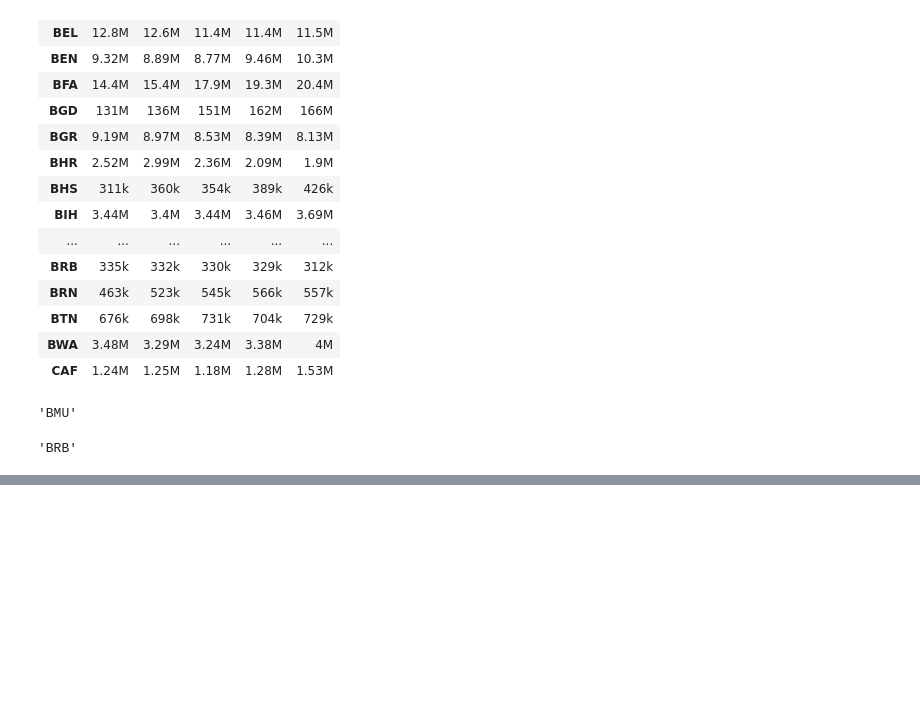
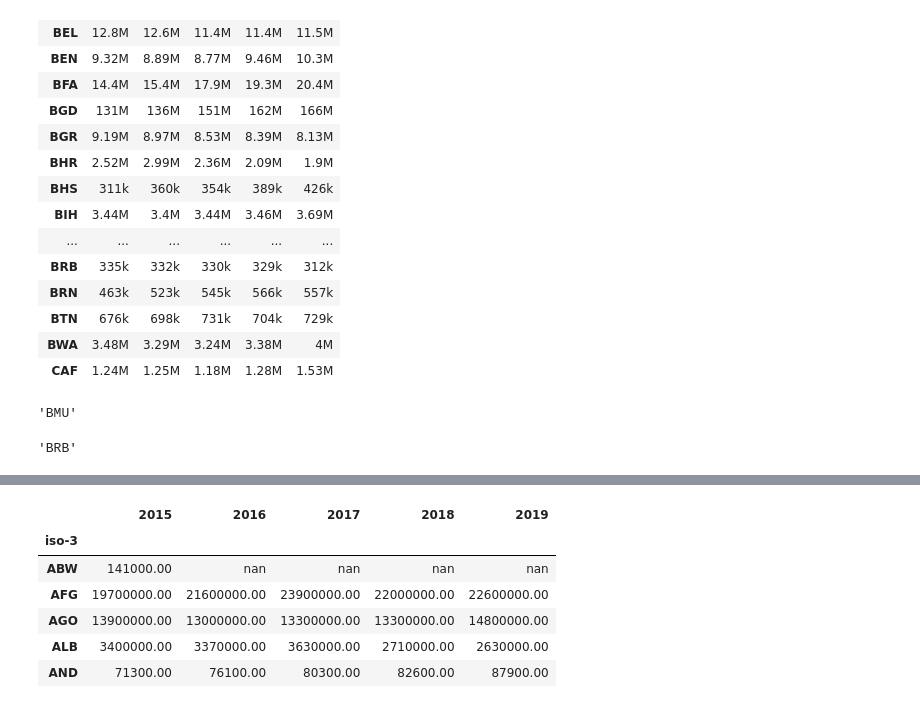
Before and after one commit to totatorbj/su-mt4007, a Jupyter notebook: HW3/HW3_investigation.ipynb, the cells around one changed output, grey strips where cells are left out. Cells and saved outputs as stored; diff of their text form; code cells hidden in the pictures; blank space fills up the shorter version.

Commit message:
HW3, table output etc

```diff
--- a/HW3/HW3_investigation.ipynb
+++ b/HW3/HW3_investigation.ipynb
@@ -876,21 +884,28 @@ def split_number_string(number_string):
     if 'k' in number_string:
         number, thousands = number_string.split('k')
         factor = 1000
+        exponent = '3'
         # return float(number) * 1000
     elif 'M' in number_string:
         number, millions = number_string.split('M')
         factor = 1000000
+        exponent = '6'
         #return float(number) * 1000000
     elif 'B' in number_string:
         number, billions = number_string.split('B')
         factor = 1000000000
+        exponent = '9'
         # if billions.len == 1:
         #     return float(number) * 1000000000
     else:
         return number_string
 
     try:
-        return float(number)  * factor
+        # return float(number)  * factor
+        return float(number + 'E' + exponent)
+        # return float(format(number + 'E' + exponent, format_spec='.2e'))
+        # return float(number + 'E' + exponent, format_spec='.2e')
+        # return format(float(number + 'E' + exponent, format_spec='.2e'))
     except:
         return number_string
 # %%
@@ -990,4 +1005,4 @@ cell_phones_total_data_df.iloc[27].name
 # %%
 # test_cell_phones_data_df.apply(suffix_number_strings)
 # %%
-test_cell_phones_data_df.map(suffix_number_strings)
+mapped_test_cell_phones_data_df = test_cell_phones_data_df.map(suffix_number_strings)
@@ -1001,0 +1029,11 @@ test_cell_phones_data_df.map(suffix_number_strings)
+# %%
+mapped_test_cell_phones_data_df.style \
+                               .format(precision=2) # round output to two decimal places
+# %% [output]
+|  | 2015 | 2016 | 2017 | 2018 | 2019 |
+| iso-3 |  |  |  |  |  |
+| ABW | 141000.00 | nan | nan | nan | nan |
+| AFG | 19700000.00 | 21600000.00 | 23900000.00 | 22000000.00 | 22600000.00 |
+| AGO | 13900000.00 | 13000000.00 | 13300000.00 | 13300000.00 | 14800000.00 |
+| ALB | 3400000.00 | 3370000.00 | 3630000.00 | 2710000.00 | 2630000.00 |
+| AND | 71300.00 | 76100.00 | 80300.00 | 82600.00 | 87900.00 |
```
Also changed, not shown: parts of 26 cells of this notebook.
